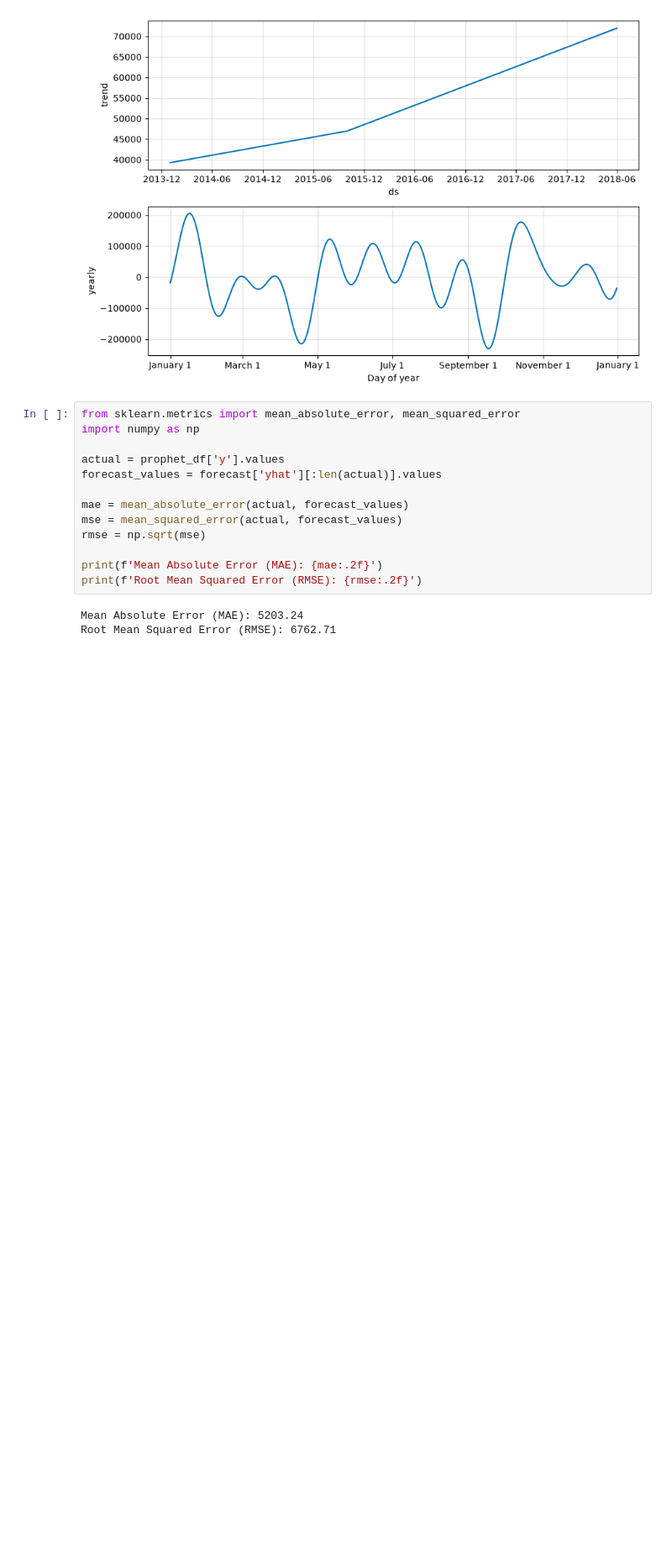
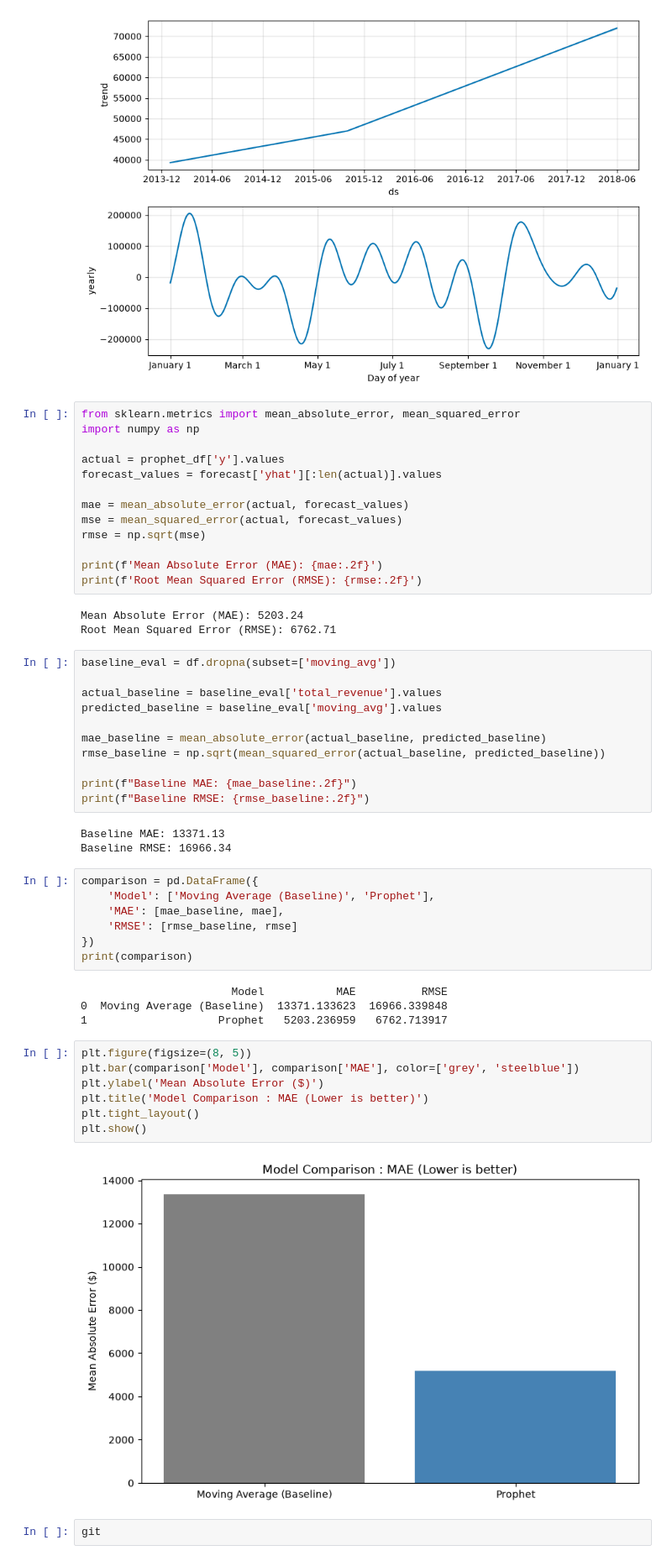
Before and after one commit to irlhasnain/retail-sales-analytics, a Jupyter notebook: notebooks/03_forecasting.ipynb, the cells around one changed output. Shown at 84% size. Saved outputs shown, nothing was run; the diff lists cells and outputs as text; blank space fills up the shorter version.

Commit message:
Add Baseline vs Prophet model comparison

```diff
--- a/notebooks/03_forecasting.ipynb
+++ b/notebooks/03_forecasting.ipynb
@@ -104,3 +102,39 @@ print(f'Root Mean Squared Error (RMSE): {rmse:.2f}')
 # %% [output]
 Mean Absolute Error (MAE): 5203.24
 Root Mean Squared Error (RMSE): 6762.71
+# %%
+baseline_eval = df.dropna(subset=['moving_avg'])
+
+actual_baseline = baseline_eval['total_revenue'].values
+predicted_baseline = baseline_eval['moving_avg'].values
+
+mae_baseline = mean_absolute_error(actual_baseline, predicted_baseline)
+rmse_baseline = np.sqrt(mean_squared_error(actual_baseline, predicted_baseline))
+
+print(f"Baseline MAE: {mae_baseline:.2f}")
+print(f"Baseline RMSE: {rmse_baseline:.2f}")
+# %% [output]
+Baseline MAE: 13371.13
+Baseline RMSE: 16966.34
+# %%
+comparison = pd.DataFrame({
+    'Model': ['Moving Average (Baseline)', 'Prophet'],
+    'MAE': [mae_baseline, mae],
+    'RMSE': [rmse_baseline, rmse]
+})
+print(comparison)
+# %% [output]
+                       Model           MAE          RMSE
+0  Moving Average (Baseline)  13371.133623  16966.339848
+1                    Prophet   5203.236959   6762.713917
+# %%
+plt.figure(figsize=(8, 5))
+plt.bar(comparison['Model'], comparison['MAE'], color=['grey', 'steelblue'])
+plt.ylabel('Mean Absolute Error ($)')
+plt.title('Model Comparison : MAE (Lower is better)')
+plt.tight_layout()
+plt.show()
+# %% [output]
+[figure, added]
+# %%
+git
```
Also changed, not shown: parts of 2 cells of this notebook.
